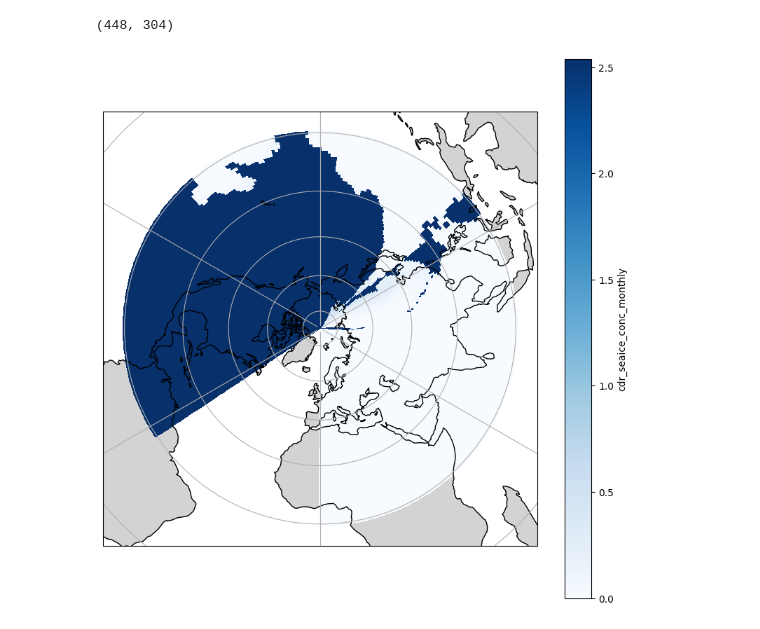
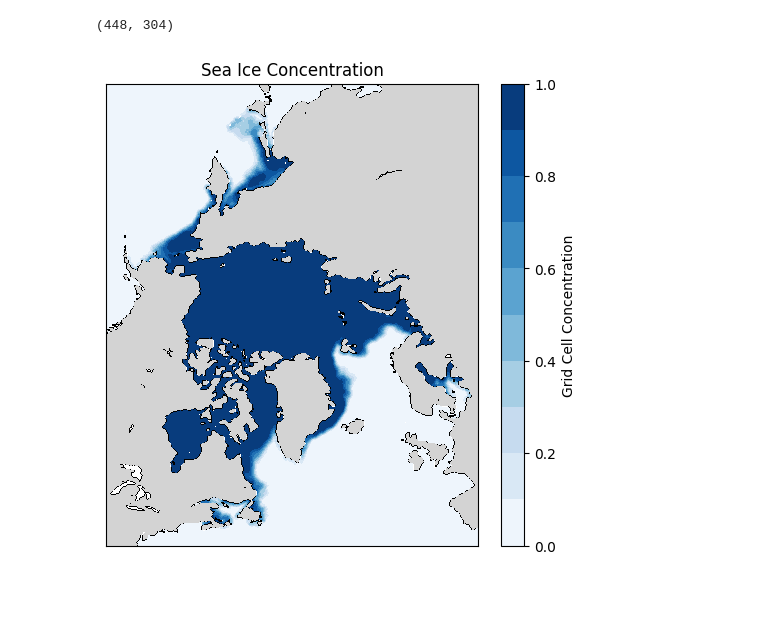
Before and after one commit to skylargale/MLGEO2024_skycgale, a Jupyter notebook: project/sea_ice_test.ipynb, the cells around one changed output. Saved outputs shown, nothing was run; the diff lists cells and outputs as text; code cells hidden in the pictures; blank space fills up the shorter version.

```diff
--- a/project/sea_ice_test.ipynb
+++ b/project/sea_ice_test.ipynb
@@ -24,23 +24,42 @@ Data variables:
     time_coverage_start:       1987-04-01T00:00:00Z
     time_coverage_end:         1987-04-30T23:59:59Z
     references:                Comiso, J. C., and F. Nishio. 2008. Trends in ...
-# %%
-sic = ds['cdr_seaice_conc_monthly'][:, 0].mean(dim='time')
-sic.shape
-# %% [output]
-(448, 304)
-# %%
-# Plot sic with the land grey, sea ice cmap, coastlines, gridlines, and origin='upper'
-plt.figure(figsize=(10, 10))
-ax = plt.axes(projection=ccrs.NorthPolarStereo())
-# ax.set_extent([-180, 180, 60, 90], ccrs.PlateCarree())
-ax.add_feature(cfeature.LAND, color='lightgrey')
-
-# Use pcolormesh to plot the data
-sic.plot.pcolormesh(ax=ax, transform=ccrs.PlateCarree(), cmap='Blues', add_colorbar=True)
-
-ax.coastlines()
-ax.gridlines()
-plt.show()
-# %% [output]
-[figure, removed]
+# %%
+# Get the climatology
+# sic = ds['monthly_sic'].mean(dim='time')
+
+# Select the first month
+sic = ds['monthly_sic'].isel(time=0)
+
+# Get the land mask
+sic_masked = sic.where(sic <= 1.0)
+sic_nan = sic.where(sic > 1.0)
+# %% [output]
+(448, 304)
+# %%
+# Plot the sea ice concentration
+plt.figure(figsize=(6, 6))
+
+# Add the sea ice concentration
+plt.contourf(sic_masked, levels=np.linspace(0, 1, 11), cmap='Blues', origin='upper')
+
+# Add a colorbar
+plt.colorbar(label='Grid Cell Concentration')
+
+# Remove x and y labels
+plt.gca().set_xticks([])
+plt.gca().set_yticks([])
+
+# Add a custom colormap for the land and other mask values
+custom_cmap = ListedColormap(['white', 'k', 'k', 'lightgrey'])
+
+# Add the land and other mask values
+plt.contourf(sic_nan, levels=4, cmap=custom_cmap, origin='upper')
+
+# Add a title
+plt.title('Sea Ice Concentration')
+
+# Show the plot
+plt.show()
+# %% [output]
+[figure, added]
```
Also changed, not shown: parts of 2 cells of this notebook, 3 other files.
